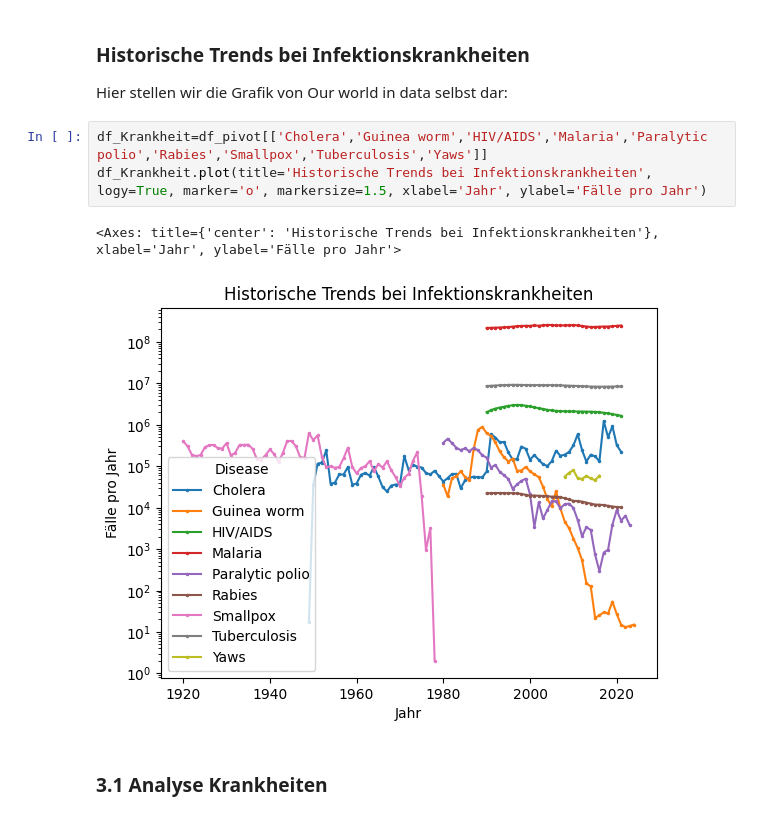
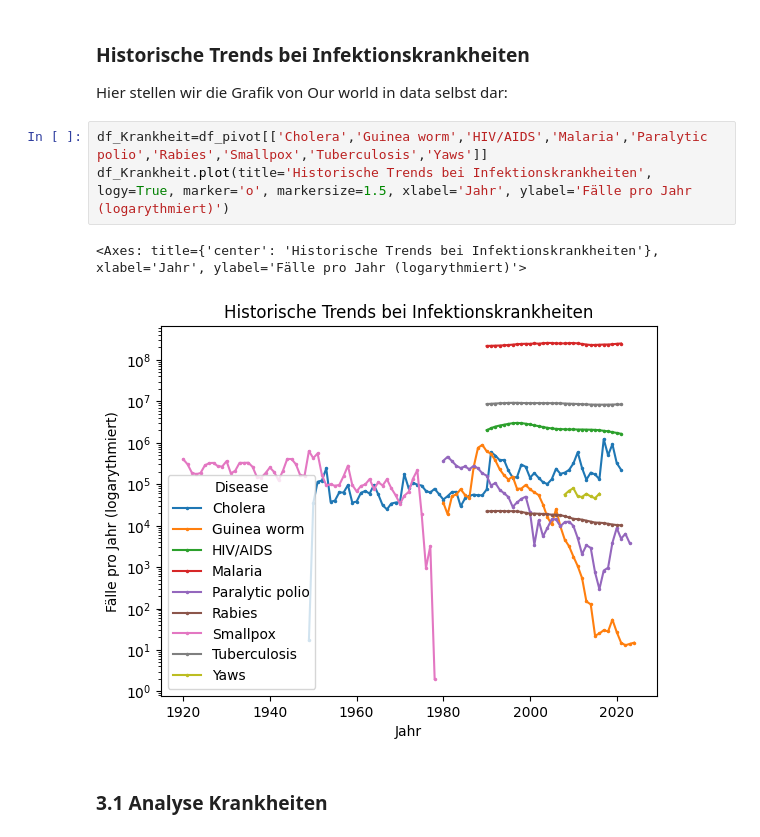
Before and after one commit to Retikulum94/Leistungsnachweis_2, a Jupyter notebook: Leistungsnachweis Infektionskrankheiten im Verlauf der Zeit.ipynb, the cells around one changed output. Saved outputs shown, nothing was run; the diff lists cells and outputs as text.

```diff
--- a/Leistungsnachweis Infektionskrankheiten im Verlauf der Zeit.ipynb
+++ b/Leistungsnachweis Infektionskrankheiten im Verlauf der Zeit.ipynb
@@ -65,10 +65,10 @@ dtype: object
 Hier stellen wir die Grafik von Our world in data selbst dar:
 # %%
 df_Krankheit=df_pivot[['Cholera','Guinea worm','HIV/AIDS','Malaria','Paralytic polio','Rabies','Smallpox','Tuberculosis','Yaws']]
-df_Krankheit.plot(title='Historische Trends bei Infektionskrankheiten', logy=True, marker='o', markersize=1.5, xlabel='Jahr', ylabel='Fälle pro Jahr')
+df_Krankheit.plot(title='Historische Trends bei Infektionskrankheiten', logy=True, marker='o', markersize=1.5, xlabel='Jahr', ylabel='Fälle pro Jahr (logarythmiert)')
 # %% [output]
-<Axes: title={'center': 'Historische Trends bei Infektionskrankheiten'}, xlabel='Jahr', ylabel='Fälle pro Jahr'>
+<Axes: title={'center': 'Historische Trends bei Infektionskrankheiten'}, xlabel='Jahr', ylabel='Fälle pro Jahr (logarythmiert)'>
-[figure, old version]
+[figure, new version]
 # %% [markdown]
 ### 3.1 Analyse Krankheiten
 # %%
```
Also changed, not shown: parts of 12 cells of this notebook.
